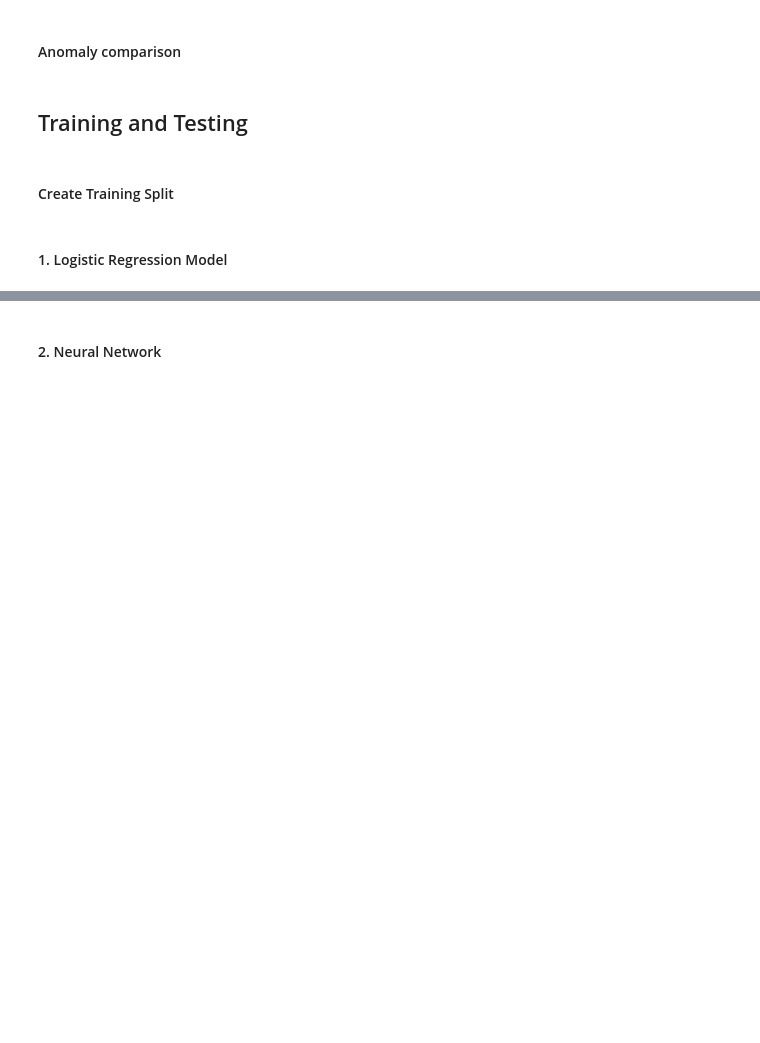
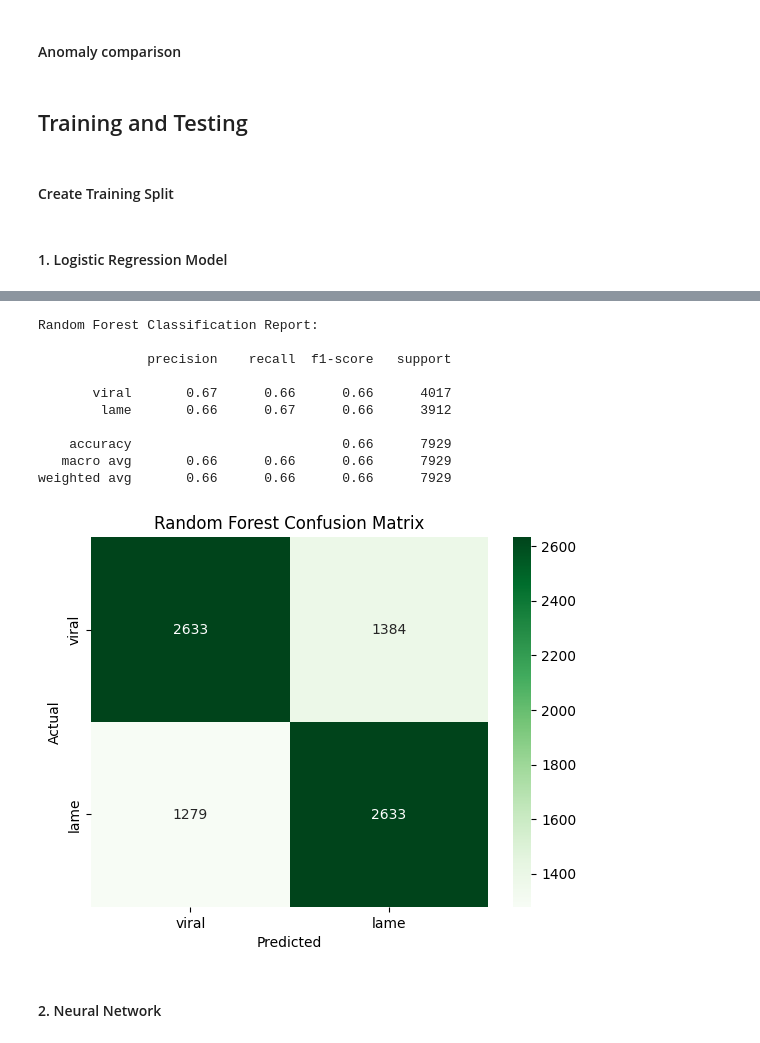
Before and after one commit to madwirblet/CIS4930-Final-Project, a Jupyter notebook: final.ipynb, the cells around one changed output, grey strips where cells are left out. Cells and saved outputs as stored; diff of their text form; code cells hidden in the pictures; blank space fills up the shorter version.

```diff
--- a/final.ipynb
+++ b/final.ipynb
@@ -307,3 +489,46 @@ plt.show()
+# %%
+#CHLOE RANDOM FOREST
+
+rf_model = RandomForestClassifier(
+    n_estimators=200,
+    max_depth=20,
+    random_state=42,
+    n_jobs=-1,
+    class_weight='balanced'
+)
+
+rf_model.fit(X_train_res, y_train_res)
+
+y_predict_rf = rf_model.predict(X_test)
+labels = ["viral", "lame"]
+
+#evaluation
+print("\nRandom Forest Classification Report:\n")
+print(classification_report(y_test, y_predict_rf, target_names=labels))
+
+cm = confusion_matrix(y_test, y_predict_rf)
+sns.heatmap(cm, annot=True, fmt='d', cmap='Greens', xticklabels=labels, yticklabels=labels)
+plt.xlabel("Predicted")
+plt.ylabel("Actual")
+plt.title("Random Forest Confusion Matrix")
+plt.show()
+#feature importance
+importances = rf_model.feature_importances_
+feature_names = X_train.columns
+feature_df = pd.DataFrame({'Feature': feature_names, 'Importance': importances})
+feature_df = feature_df.sort_values(by='Importance', ascending=False).head(15)
+# %% [output]
+Random Forest Classification Report:
+
+              precision    recall  f1-score   support
+
+       viral       0.67      0.66      0.66      4017
+        lame       0.66      0.67      0.66      3912
+
+    accuracy                           0.66      7929
+   macro avg       0.66      0.66      0.66      7929
+weighted avg       0.66      0.66      0.66      7929
+[figure, added]
 # %% [markdown]
 #### 2. Neural Network
 # %%
```
Also changed, not shown: parts of 31 cells of this notebook.
